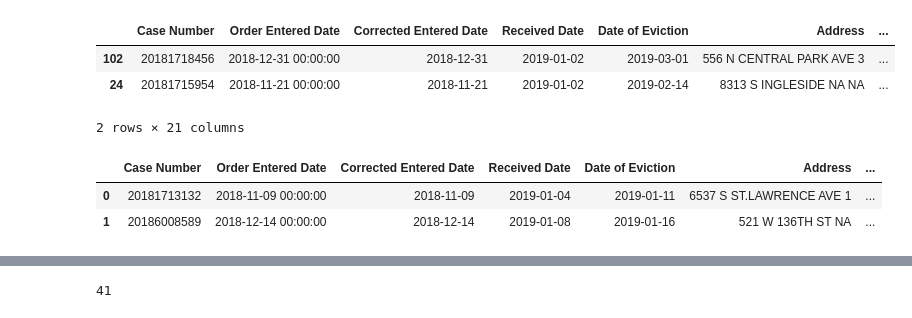
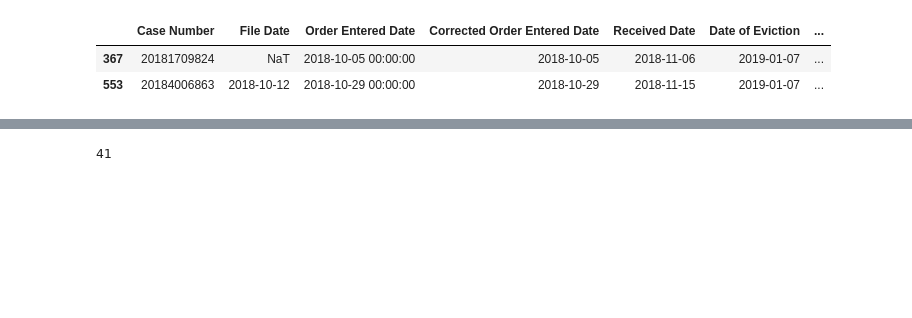
Before and after one commit to amyq96/stories, a Jupyter notebook: evictions/evictions-analysis-2.ipynb, the cells around one changed output, grey strips where cells are left out. Drawn from its saved outputs; the diff is of its cells as text; code cells hidden in the pictures; blank space fills up the shorter version.

```diff
--- a/evictions/evictions-analysis-2.ipynb
+++ b/evictions/evictions-analysis-2.ipynb
@@ -6,6 +6,6 @@ Note: This is corrected data they gave me that includes the correct date entered
 # %%
 # load completed evictions data
-df = pd.read_excel('source/Completed_Evictions_-_2019-01-01_to_2023-04-30.xlsx')
+df = pd.read_excel('source/Completed Evictions - 2019-01-01 to 2023-04-30 v2.xlsx')
 # %%
 # inspect
 df.head()
@@ -43,12 +40,6 @@ df['received_month_year'] = df['Received Date'].dt.strftime('%m/%Y')
-# %%
-# convert Order Entered Date to datetime
-df['Corrected Entered Date'] = pd.to_datetime(df['Corrected Entered Date'])
-
-# create a year col
-df['entered_year'] = df['Corrected Entered Date'].dt.year
-
-# create a month col
-df['entered_month'] = df['Corrected Entered Date'].dt.month
-
-# create a month_year col
-df['entered_month_year'] = df['Corrected Entered Date'].dt.strftime('%m/%Y')
+# %%
+# convert Order Entered Date to datetime
+df['Corrected Order Entered Date'] = df['Corrected Order Entered Date'].astype(str) # need to convert to str
+df['Corrected Order Entered Date'] = pd.to_datetime(df['Corrected Order Entered Date'])
+df['entered_year'] = df['Corrected Order Entered Date'].dt.year
+df['entered_month_year'] = df['Corrected Order Entered Date'].dt.strftime('%m/%Y')
@@ -55,15 +71,7 @@ df['entered_month_year'] = df['Corrected Entered Date'].dt.strftime('%m/%Y')
 # %%
-# check start date
-df.sort_values('Received Date', ascending=True).head(2)
+# check start date by date of eviction
+df.sort_values('Date of Eviction', ascending=True).head(2)
 # %% [output]
-|  | Case Number | Order Entered Date | Corrected Entered Date | Received Date | Date of Eviction | Address | ... |
-| 102 | 20181718456 | 2018-12-31 00:00:00 | 2018-12-31 | 2019-01-02 | 2019-03-01 | 556 N CENTRAL PARK AVE 3 | ... |
-| 24 | 20181715954 | 2018-11-21 00:00:00 | 2018-11-21 | 2019-01-02 | 2019-02-14 | 8313 S INGLESIDE NA NA | ... |
+|  | Case Number | File Date | Order Entered Date | Corrected Order Entered Date | Received Date | Date of Eviction | ... |
+| 367 | 20181709824 | NaT | 2018-10-05 00:00:00 | 2018-10-05 | 2018-11-06 | 2019-01-07 | ... |
+| 553 | 20184006863 | 2018-10-12 | 2018-10-29 00:00:00 | 2018-10-29 | 2018-11-15 | 2019-01-07 | ... |
-2 rows × 21 columns
-# %%
-# check start date
-df.sort_values('Date of Eviction', ascending=True).head(2)
-# %% [output]
-|  | Case Number | Order Entered Date | Corrected Entered Date | Received Date | Date of Eviction | Address | ... |
-| 0 | 20181713132 | 2018-11-09 00:00:00 | 2018-11-09 | 2019-01-04 | 2019-01-11 | 6537 S ST.LAWRENCE AVE 1 | ... |
-| 1 | 20186008589 | 2018-12-14 00:00:00 | 2018-12-14 | 2019-01-08 | 2019-01-16 | 521 W 136TH ST NA | ... |
```
Also changed, not shown: parts of 71 cells of this notebook.
